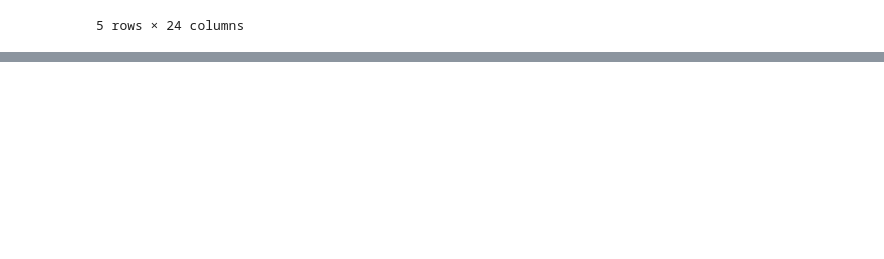
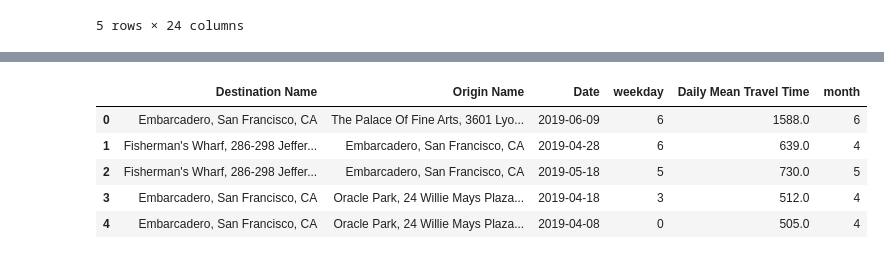
Before and after one commit to Xiao-Wang-UCSD/data_hack_2020, a Jupyter notebook: EDA.ipynb, the cells around one changed output, grey strips where cells are left out. Drawn from its saved outputs; the diff is of its cells as text; code cells hidden in the pictures; blank space fills up the shorter version.

```diff
--- a/EDA.ipynb
+++ b/EDA.ipynb
@@ -197,0 +403,9 @@ sample('xx','xxx')
+# %%
+train_df.head()
+# %% [output]
+|  | Destination Name | Origin Name | Date | weekday | Daily Mean Travel Time | month |
+| 0 | Embarcadero, San Francisco, CA | The Palace Of Fine Arts, 3601 Lyo... | 2019-06-09 | 6 | 1588.0 | 6 |
+| 1 | Fisherman's Wharf, 286-298 Jeffer... | Embarcadero, San Francisco, CA | 2019-04-28 | 6 | 639.0 | 4 |
+| 2 | Fisherman's Wharf, 286-298 Jeffer... | Embarcadero, San Francisco, CA | 2019-05-18 | 5 | 730.0 | 5 |
+| 3 | Embarcadero, San Francisco, CA | Oracle Park, 24 Willie Mays Plaza... | 2019-04-18 | 3 | 512.0 | 4 |
+| 4 | Embarcadero, San Francisco, CA | Oracle Park, 24 Willie Mays Plaza... | 2019-04-08 | 0 | 505.0 | 4 |
```
Also changed, not shown: parts of 22 cells of this notebook, 3 other files.
